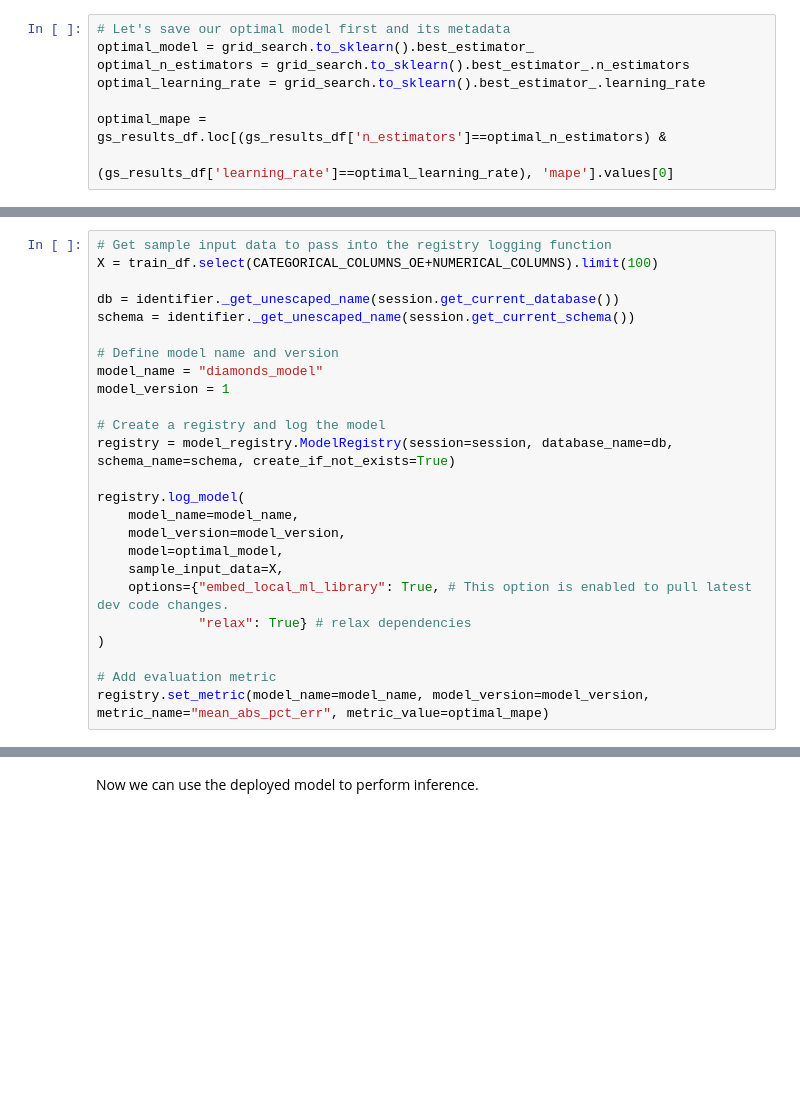
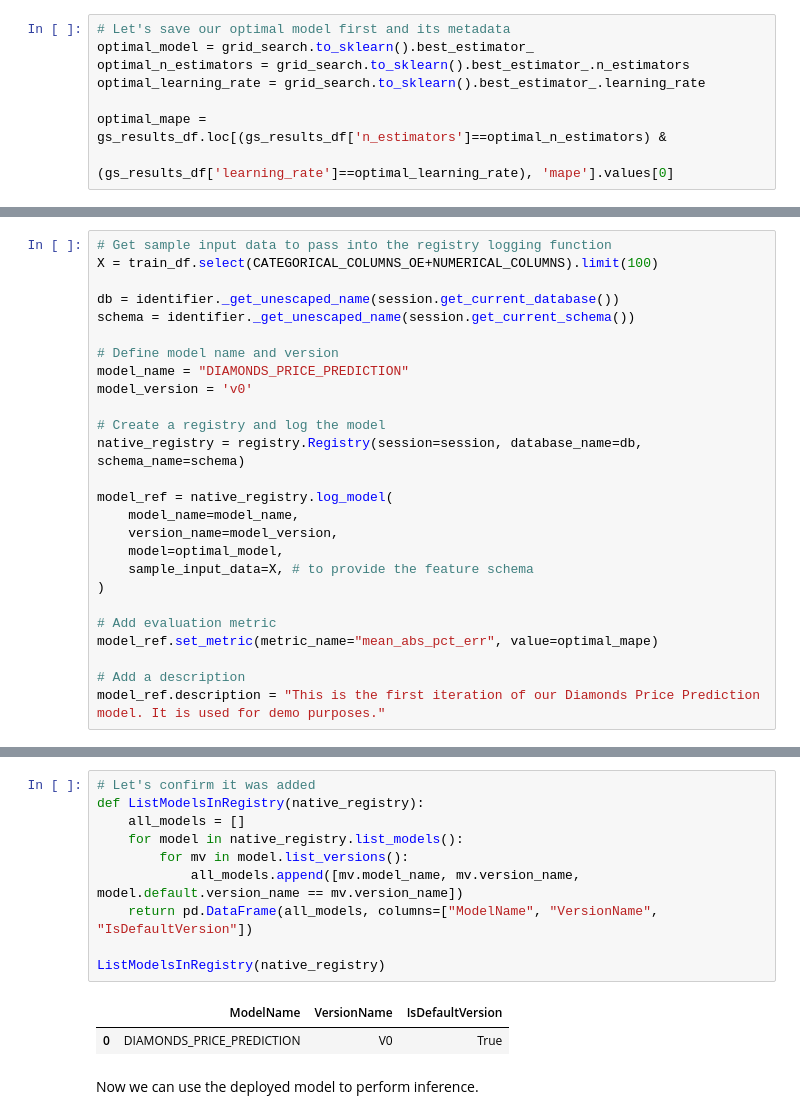
Before and after one commit to Snowflake-Labs/sfguide-intro-to-machine-learning-with-snowflake-ml-for-python, a Jupyter notebook: 3_snowpark_ml_model_training_deployment.ipynb, the cells around one changed output, grey strips where cells are left out. Saved outputs shown, nothing was run; the diff lists cells and outputs as text; blank space fills up the shorter version.

Commit message:
Update to new Model Registry API

```diff
--- a/3_snowpark_ml_model_training_deployment.ipynb
+++ b/3_snowpark_ml_model_training_deployment.ipynb
@@ -335,20 +338,21 @@ db = identifier._get_unescaped_name(session.get_current_database())
 schema = identifier._get_unescaped_name(session.get_current_schema())
 
 # Define model name and version
-model_name = "diamonds_model"
-model_version = 1
+model_name = "DIAMONDS_PRICE_PREDICTION"
+model_version = 'v0'
 
 # Create a registry and log the model
-registry = model_registry.ModelRegistry(session=session, database_name=db, schema_name=schema, create_if_not_exists=True)
+native_registry = registry.Registry(session=session, database_name=db, schema_name=schema)
 
-registry.log_model(
+model_ref = native_registry.log_model(
     model_name=model_name,
-    model_version=model_version,
+    version_name=model_version,
     model=optimal_model,
-    sample_input_data=X,
-    options={"embed_local_ml_library": True, # This option is enabled to pull latest dev code changes.
-             "relax": True} # relax dependencies
+    sample_input_data=X, # to provide the feature schema
 )
 
 # Add evaluation metric
-registry.set_metric(model_name=model_name, model_version=model_version, metric_name="mean_abs_pct_err", metric_value=optimal_mape)
+model_ref.set_metric(metric_name="mean_abs_pct_err", value=optimal_mape)
+
+# Add a description
+model_ref.description = "This is the first iteration of our Diamonds Price Prediction model. It is used for demo purposes."
@@ -407,3 +359,16 @@ WARNING:snowflake.snowpark:ModelRegistry.list_deployments() is in private previe
+# %%
+# Let's confirm it was added
+def ListModelsInRegistry(native_registry):
+    all_models = []
+    for model in native_registry.list_models():
+        for mv in model.list_versions():
+            all_models.append([mv.model_name, mv.version_name, model.default.version_name == mv.version_name])
+    return pd.DataFrame(all_models, columns=["ModelName", "VersionName", "IsDefaultVersion"])
+
+ListModelsInRegistry(native_registry)
+# %% [output]
+|  | ModelName | VersionName | IsDefaultVersion |
+| 0 | DIAMONDS_PRICE_PREDICTION | V0 | True |
 # %% [markdown]
 Now we can use the deployed model to perform inference.
 # %%
```
Also changed, not shown: parts of 18 cells of this notebook, 3 other files.
